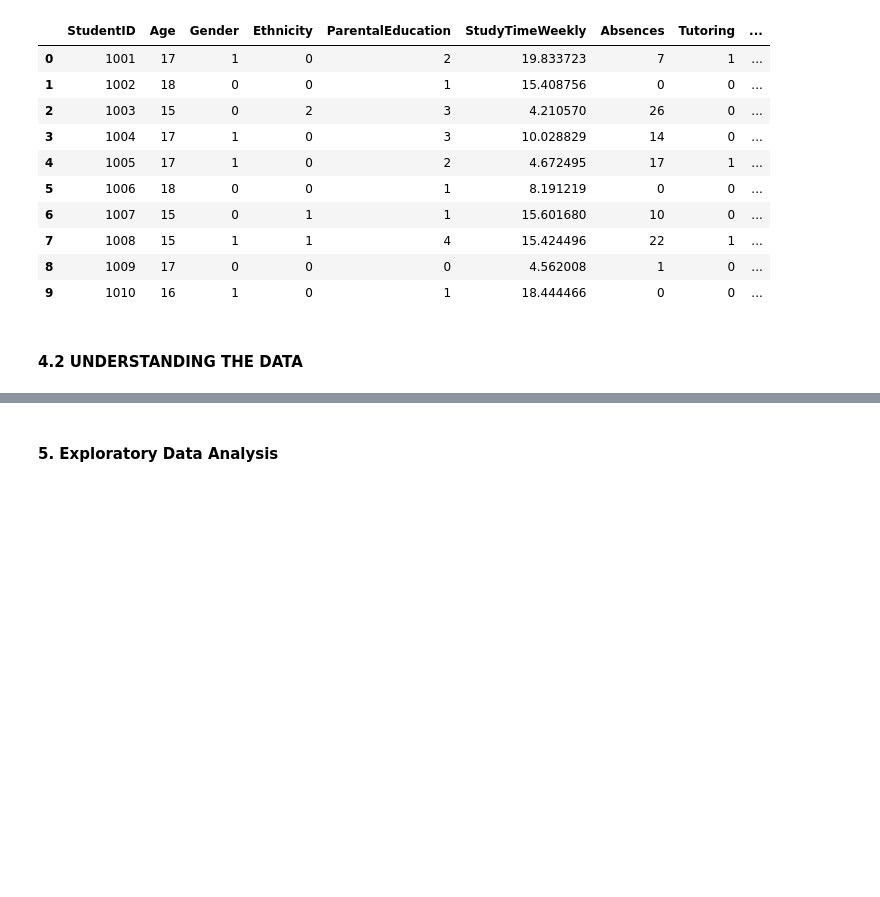
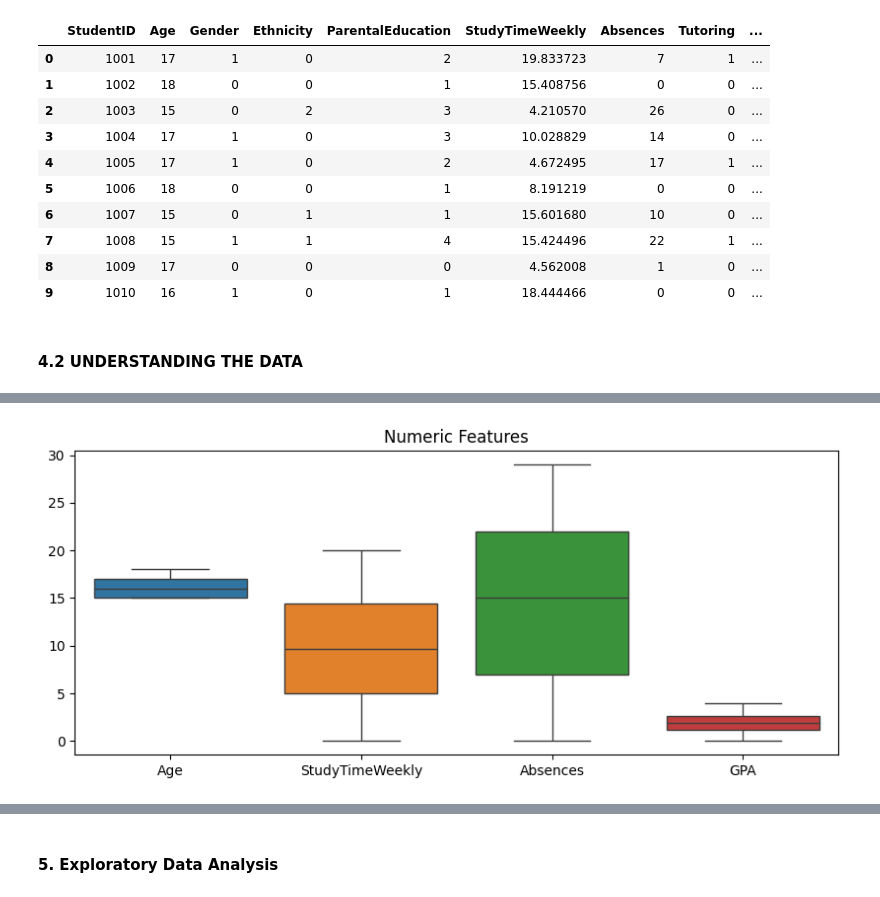
Before and after one commit to Marcus-Moen/MLG382-PROJECT-1, a Jupyter notebook: Project.ipynb, the cells around one changed output, grey strips where cells are left out. Cells and saved outputs as stored; diff of their text form; code cells hidden in the pictures; blank space fills up the shorter version.

```diff
--- a/Project.ipynb
+++ b/Project.ipynb
@@ -77,0 +129,7 @@ memory usage: 280.4 KB
+# %%
+plt.figure(figsize=(10,4))
+sns.boxplot(data=df[numerical_cols])
+plt.title("Numeric Features")
+plt.show()
+# %% [output]
+[figure, added]
```
Also changed, not shown: parts of 19 cells of this notebook.
